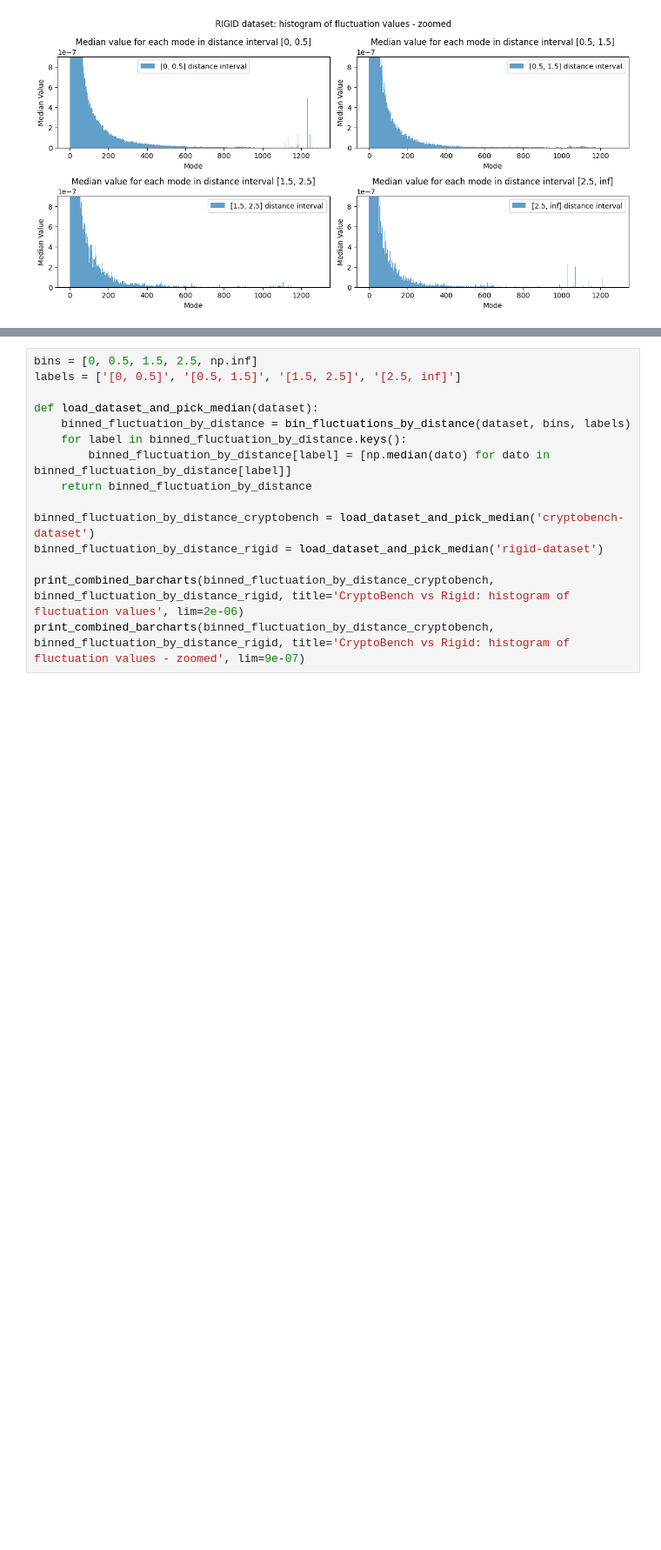
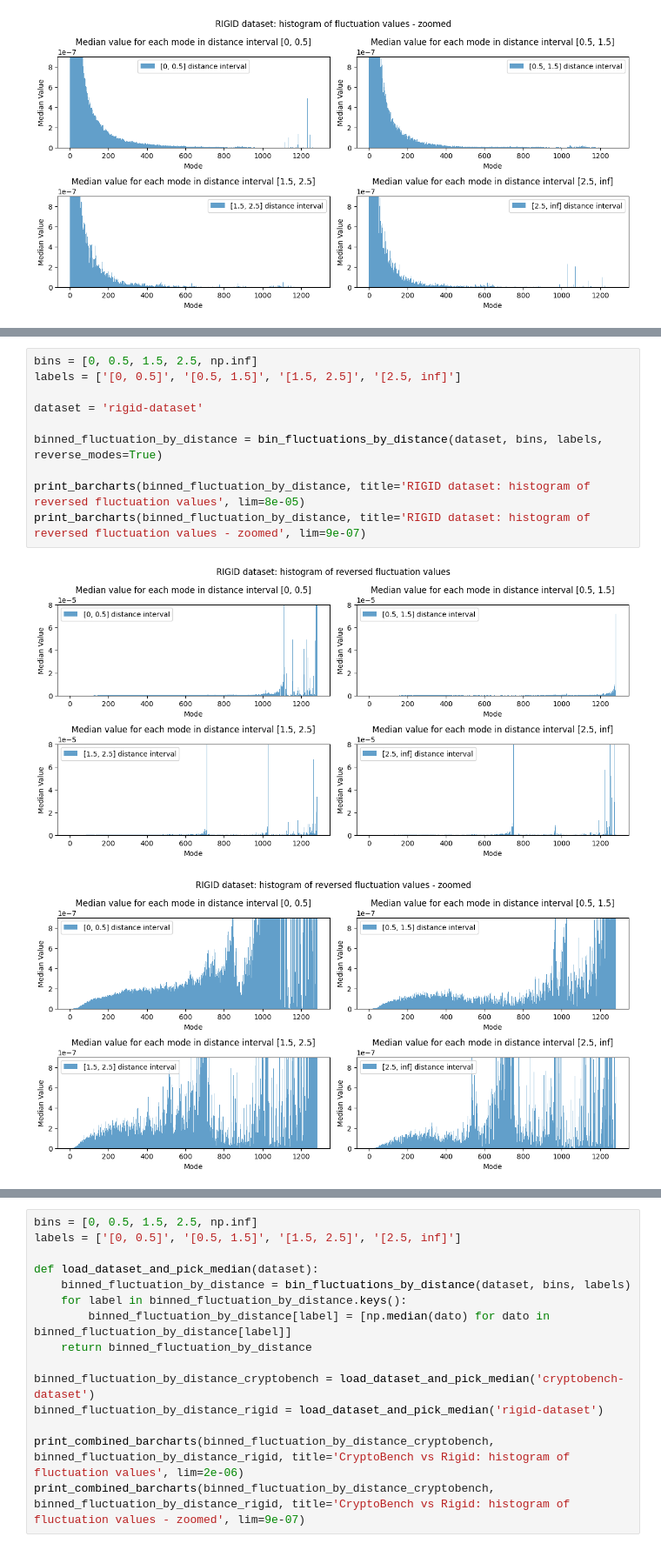
Before and after one commit to skrhakv/pocket-movement-analysis, a Jupyter notebook: src/feature-analysis/residue-distances/analysis.ipynb, the cells around one changed output, grey strips where cells are left out. Shown at 87% size. Cells and saved outputs as stored; diff of their text form; blank space fills up the shorter version.

```diff
--- a/src/feature-analysis/residue-distances/analysis.ipynb
+++ b/src/feature-analysis/residue-distances/analysis.ipynb
@@ -177,0 +196,13 @@ print_barcharts(binned_fluctuation_by_distance, title='RIGID dataset: histogram
+# %%
+bins = [0, 0.5, 1.5, 2.5, np.inf]
+labels = ['[0, 0.5]', '[0.5, 1.5]', '[1.5, 2.5]', '[2.5, inf]']
+
+dataset = 'rigid-dataset'
+
+binned_fluctuation_by_distance = bin_fluctuations_by_distance(dataset, bins, labels, reverse_modes=True)
+
+print_barcharts(binned_fluctuation_by_distance, title='RIGID dataset: histogram of reversed fluctuation values', lim=8e-05)
+print_barcharts(binned_fluctuation_by_distance, title='RIGID dataset: histogram of reversed fluctuation values - zoomed', lim=9e-07)
+# %% [output]
+[figure, added]
+[figure, added]
```
Also changed, not shown: parts of 6 cells of this notebook, 1 other file.
